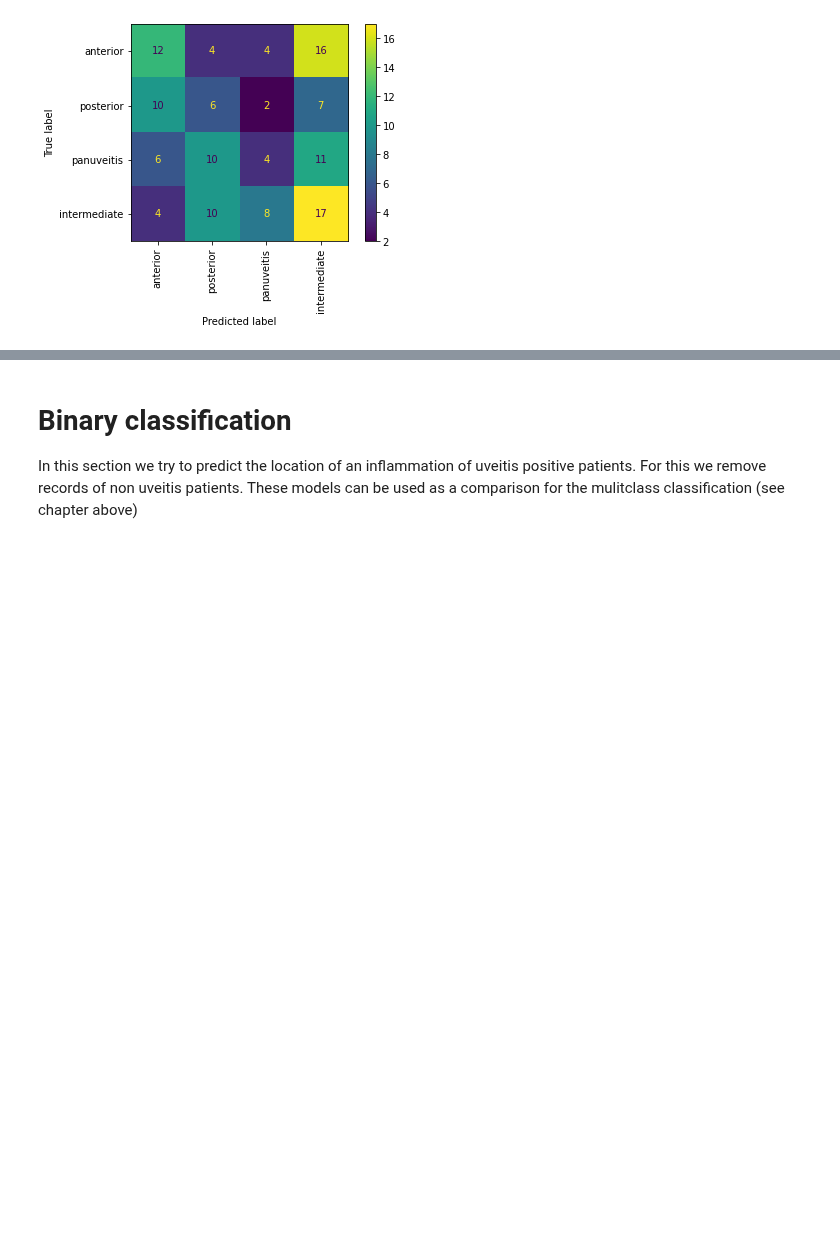
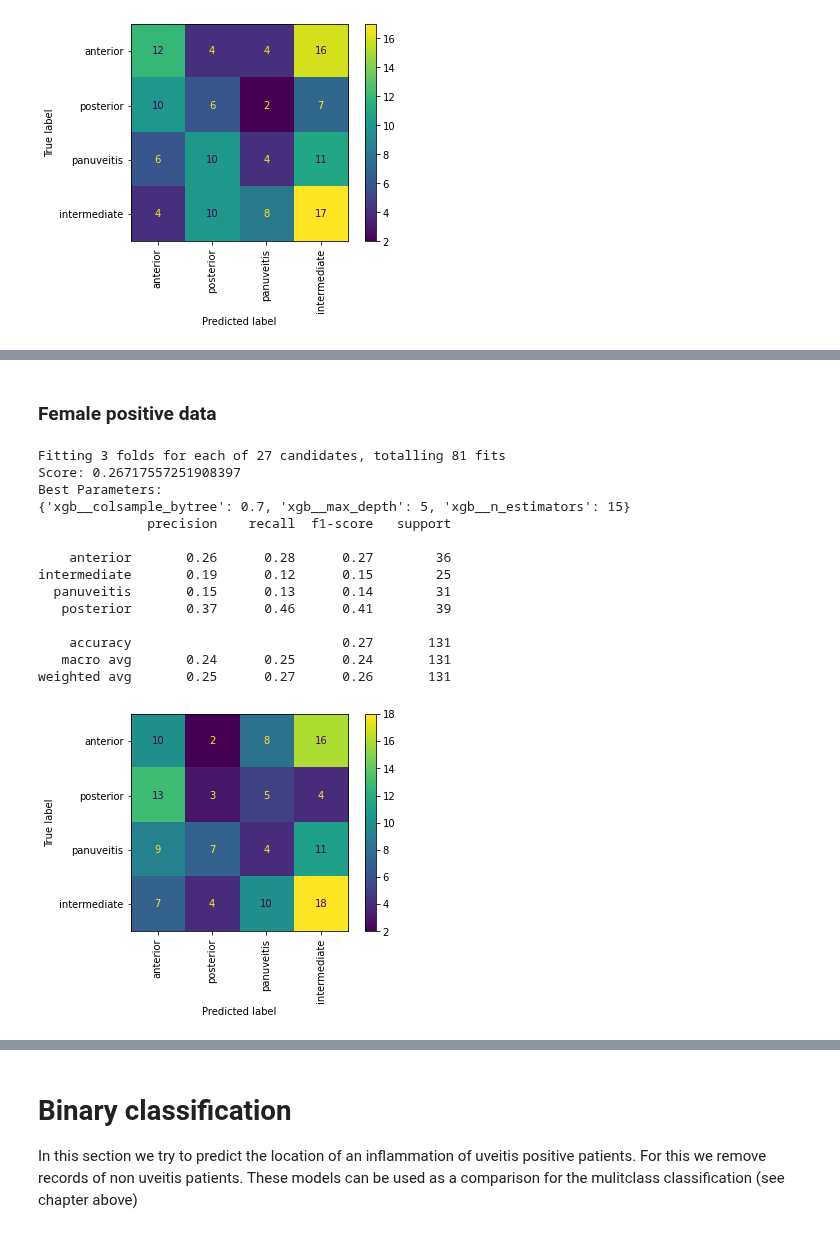
Before and after one commit to CrawTheOne/mirror_-fhnw_ds_fs2021_medical_challenge, a Jupyter notebook: machine_learning/location_classification.ipynb, the cells around one changed output, grey strips where cells are left out. Drawn from its saved outputs; the diff is of its cells as text; code cells hidden in the pictures; blank space fills up the shorter version.

```diff
--- a/machine_learning/location_classification.ipynb
+++ b/machine_learning/location_classification.ipynb
@@ -638,0 +709,20 @@ weighted avg       0.29      0.30      0.29       131
+# %% [markdown]
+### Female positive data
+# %%
+xgb_model(X_train_f, X_test_f, y_train_f, y_test_f)
+# %% [output]
+Fitting 3 folds for each of 27 candidates, totalling 81 fits
+Score: 0.26717557251908397
+Best Parameters:
+{'xgb__colsample_bytree': 0.7, 'xgb__max_depth': 5, 'xgb__n_estimators': 15}
+              precision    recall  f1-score   support
+
+    anterior       0.26      0.28      0.27        36
+intermediate       0.19      0.12      0.15        25
+  panuveitis       0.15      0.13      0.14        31
+   posterior       0.37      0.46      0.41        39
+
+    accuracy                           0.27       131
+   macro avg       0.24      0.25      0.24       131
+weighted avg       0.25      0.27      0.26       131
+[figure, added]
```
Also changed, not shown: parts of 23 cells of this notebook.
